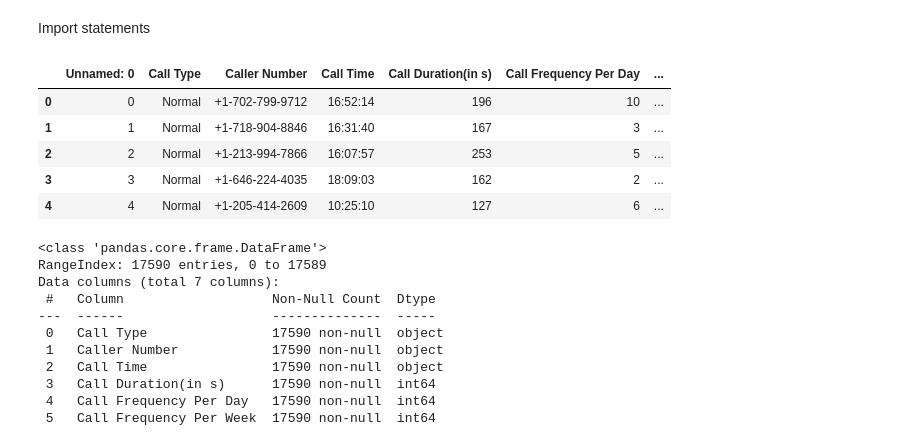
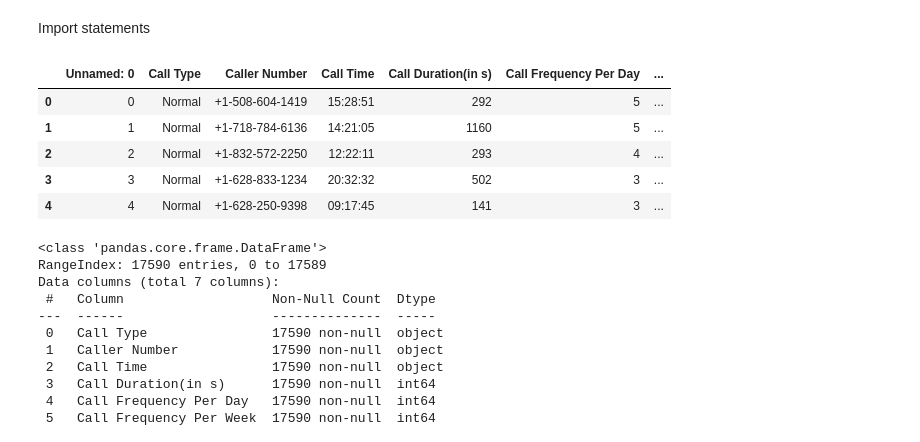
Before and after one commit to achal3014/Spam-Fraud-Call-Location-Detection, a Jupyter notebook: b_data_preprocess.ipynb, the cells around one changed output. Cells and saved outputs as stored; diff of their text form; code cells hidden in the pictures.

```diff
--- a/b_data_preprocess.ipynb
+++ b/b_data_preprocess.ipynb
@@ -8,15 +8,15 @@ import pandas as pd
 import matplotlib.pyplot as plt
 # from sklearn.preprocessing import LabelEncoder
 # %%
-c_fraud_df = pd.read_csv("corrected_names.csv")
+c_fraud_df = pd.read_csv("updated_convo.csv")
 c_fraud_df.head()
 # %% [output]
 |  | Unnamed: 0 | Call Type | Caller Number | Call Time | Call Duration(in s) | Call Frequency Per Day | ... |
-| 0 | 0 | Normal | +1-702-799-9712 | 16:52:14 | 196 | 10 | ... |
-| 1 | 1 | Normal | +1-718-904-8846 | 16:31:40 | 167 | 3 | ... |
-| 2 | 2 | Normal | +1-213-994-7866 | 16:07:57 | 253 | 5 | ... |
-| 3 | 3 | Normal | +1-646-224-4035 | 18:09:03 | 162 | 2 | ... |
-| 4 | 4 | Normal | +1-205-414-2609 | 10:25:10 | 127 | 6 | ... |
+| 0 | 0 | Normal | +1-508-604-1419 | 15:28:51 | 292 | 5 | ... |
+| 1 | 1 | Normal | +1-718-784-6136 | 14:21:05 | 1160 | 5 | ... |
+| 2 | 2 | Normal | +1-832-572-2250 | 12:22:11 | 293 | 4 | ... |
+| 3 | 3 | Normal | +1-628-833-1234 | 20:32:32 | 502 | 3 | ... |
+| 4 | 4 | Normal | +1-628-250-9398 | 09:17:45 | 141 | 3 | ... |
 # %%
 c_fraud_df.drop('Unnamed: 0',axis=1,inplace=True)
 # %%
```
Also changed, not shown: parts of 21 cells of this notebook, 3 other files.
